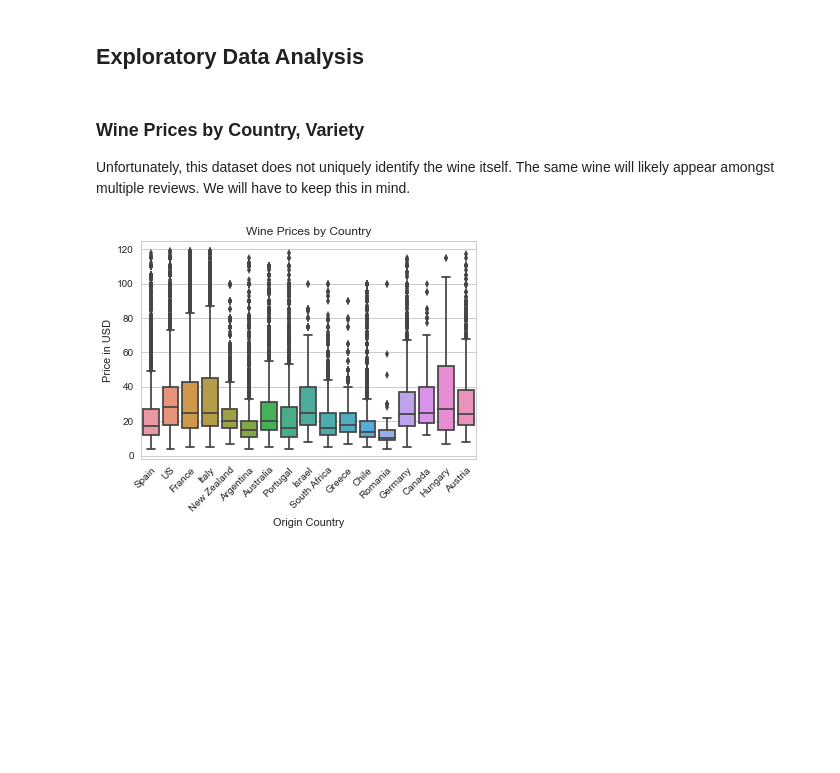
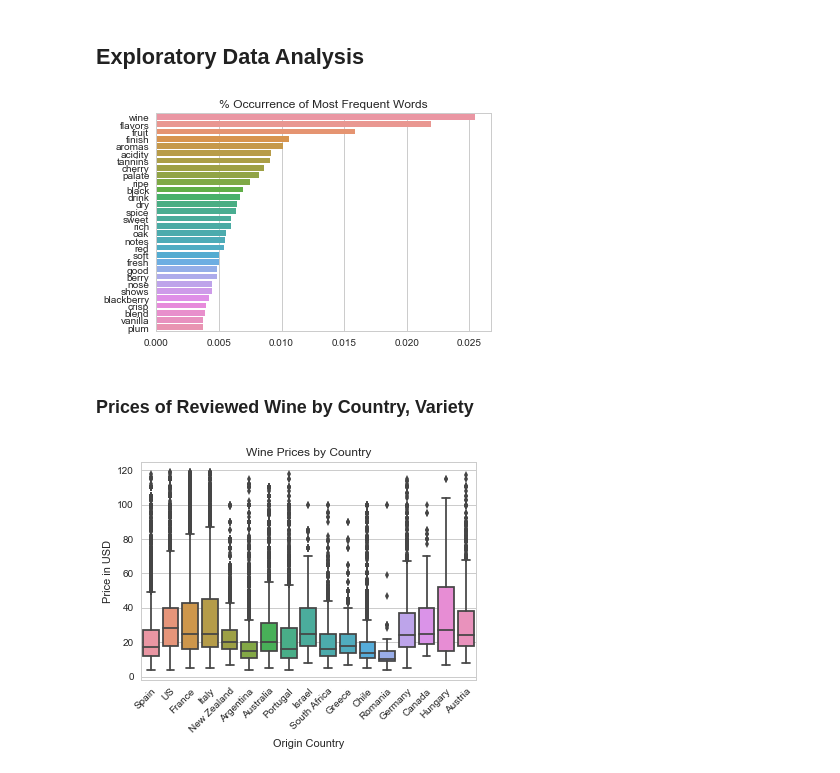
Before and after one commit to happilyeverafter95/wine-recommender, a Jupyter notebook: Predicting Wine Scores from Text Descriptions.ipynb, the cells around one changed output. Drawn from its saved outputs; the diff is of its cells as text; code cells hidden in the pictures; blank space fills up the shorter version.

```diff
--- a/Predicting Wine Scores from Text Descriptions.ipynb
+++ b/Predicting Wine Scores from Text Descriptions.ipynb
@@ -50,8 +48,42 @@ dtypes: float64(1), int64(2), object(8)
 memory usage: 12.7+ MB
 # %% [markdown]
 ## Exploratory Data Analysis
-# %% [markdown]
-### Wine Prices by Country, Variety
-
-Unfortunately, this dataset does not uniquely identify the wine itself. The same wine will likely appear amongst multiple reviews. We will have to keep this in mind.
+# %%
+import seaborn as sns
+import matplotlib.pyplot as plt
+from nltk.tokenize.treebank import TreebankWordDetokenizer
+from nltk.corpus import stopwords
+from nltk import word_tokenize
+
+# set seaborn style
+sns.set(style="whitegrid")
+
+stopwords = set(stopwords.words('english'))
+detokenizer = TreebankWordDetokenizer()
+
+def clean_description(desc):
+    desc = word_tokenize(desc.lower())
+    desc = [token for token in desc if token not in stopwords and token.isalpha()]
+    return detokenizer.detokenize(desc)
+
+data["cleaned_description"] = data["description"].apply(clean_description)
+
+word_occurrence = data["cleaned_description"].str.split(expand=True).stack().value_counts()
+
+total_words = sum(word_occurrence)
+
+# plot most common words
+
+top_words = word_occurrence[:30]/total_words
+
+ax = sns.barplot(x = top_words.values, y = top_words.index)
+
+# Setting title
+ax.set_title("% Occurrence of Most Frequent Words")
+
+plt.show()
+# %% [output]
+[figure, added]
+# %% [markdown]
+### Prices of Reviewed Wine by Country, Variety
 # %%
```
Also changed, not shown: parts of 12 cells of this notebook.
